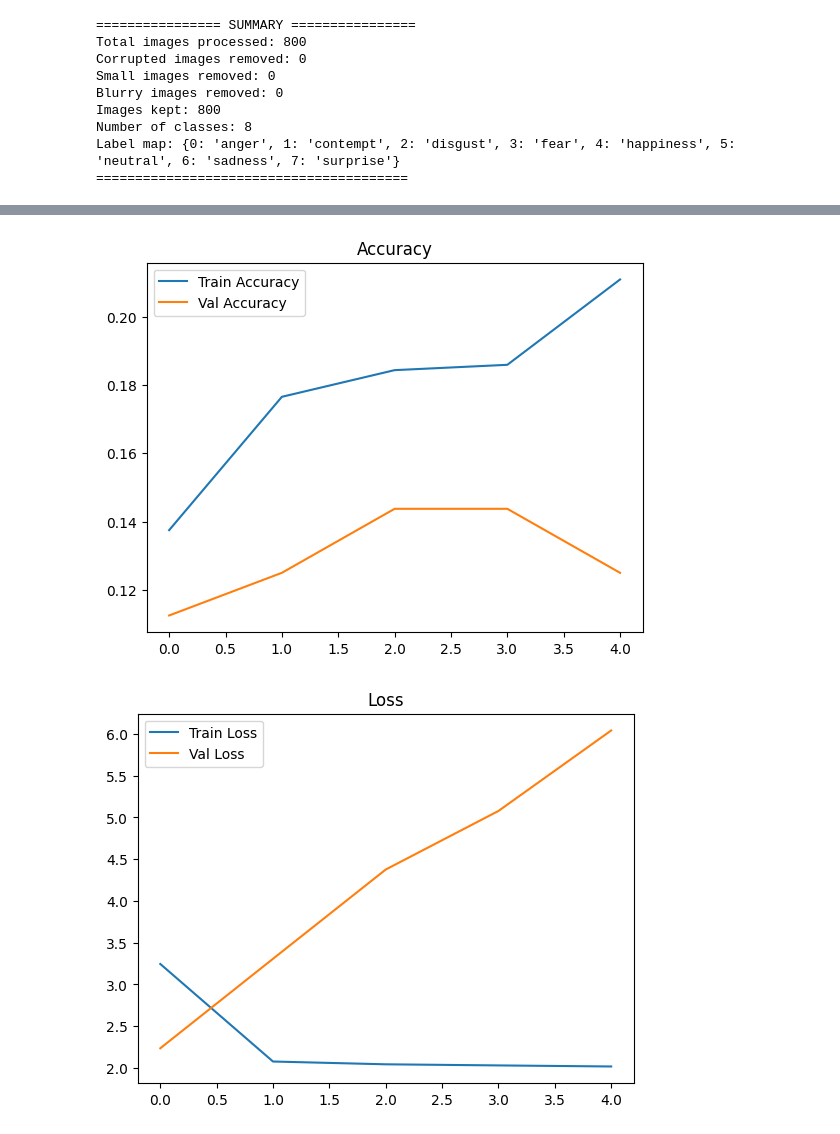
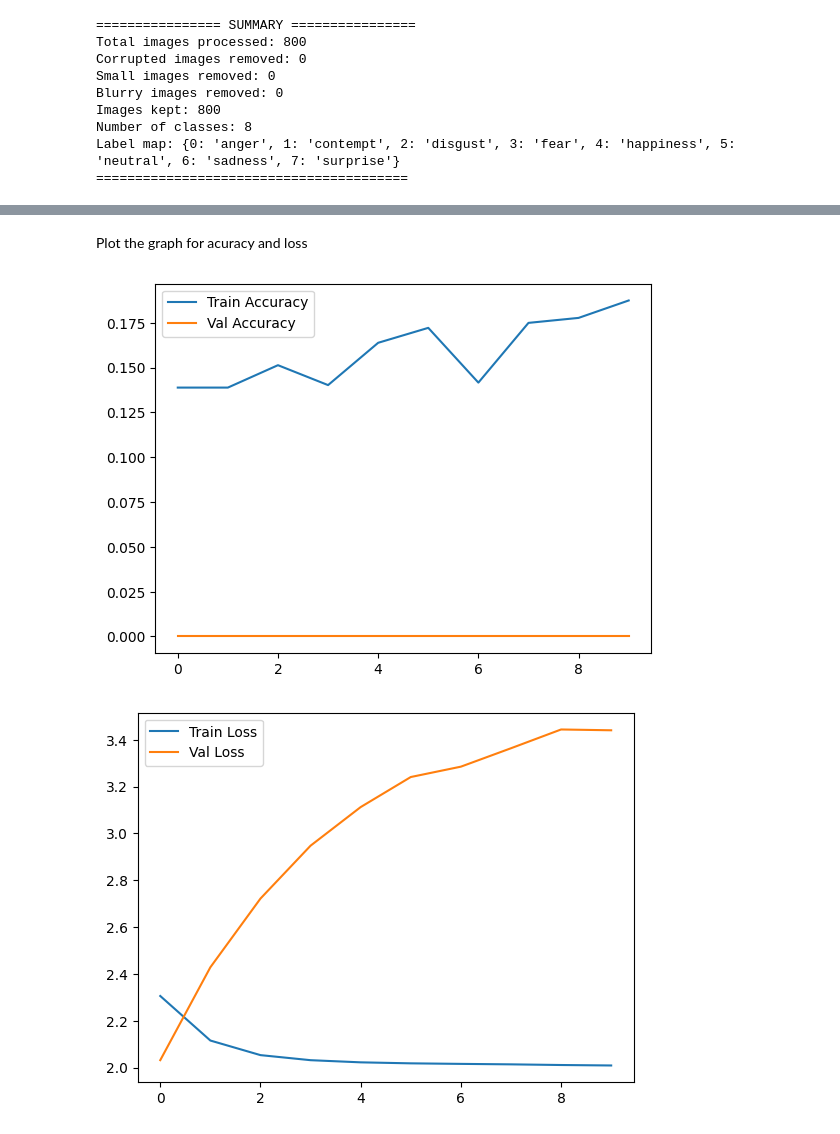
Before and after one commit to prabuddhayogi/ai-with-python, a Jupyter notebook: CNN_fer2013_revisit.ipynb, the cells around one changed output, grey strips where cells are left out. Cells and saved outputs as stored; diff of their text form; code cells hidden in the pictures.

```diff
--- a/CNN_fer2013_revisit.ipynb
+++ b/CNN_fer2013_revisit.ipynb
@@ -195,8 +169,0 @@ plt.show()
-# %%
-# Split data
-X_train, X_val, y_train, y_val = train_test_split(
-    X, y, test_size=0.2, random_state=42, stratify=y
-)
-
-print("Train shape:", X_train.shape)
-print("Validation shape:", X_val.shape)
@@ -206,7 +169,0 @@ Validation shape: (160, 48, 48, 1)
-# %%
-num_classes = len(set(y))
-
-y_train = to_categorical(y_train, num_classes)
-y_val = to_categorical(y_val, num_classes)
-
-print("Number of classes:", num_classes)
@@ -273,8 +220,8 @@ model.compile(
 # %%
 history = model.fit(
     X_train, y_train,
-    validation_data=(X_val, y_val),
-    epochs=5,
-    batch_size=32
+    epochs=10,
+    batch_size=32,
+    validation_split=0.1  # optional, useful for monitoring
 )
 # %% [output]
@@ -291,19 +284,13 @@ Epoch 5/5
+# %% [markdown]
+Plot the graph for acuracy and loss
 # %%
-import matplotlib.pyplot as plt
+plt.plot(history.history['accuracy'], label='Train Accuracy')
+plt.plot(history.history.get('val_accuracy', []), label='Val Accuracy')
+plt.legend(); plt.show()
 
-# Accuracy
-plt.plot(history.history['accuracy'], label='Train Accuracy')
-plt.plot(history.history['val_accuracy'], label='Val Accuracy')
-plt.legend()
-plt.title("Accuracy")
-plt.show()
-
-# Loss
 plt.plot(history.history['loss'], label='Train Loss')
-plt.plot(history.history['val_loss'], label='Val Loss')
-plt.legend()
-plt.title("Loss")
-plt.show()
+plt.plot(history.history.get('val_loss', []), label='Val Loss')
+plt.legend(); plt.show()
 # %% [output]
-[figure, old version]
+[figure, new version]
-[figure, old version]
+[figure, new version]
```
Also changed, not shown: parts of 36 cells of this notebook.
